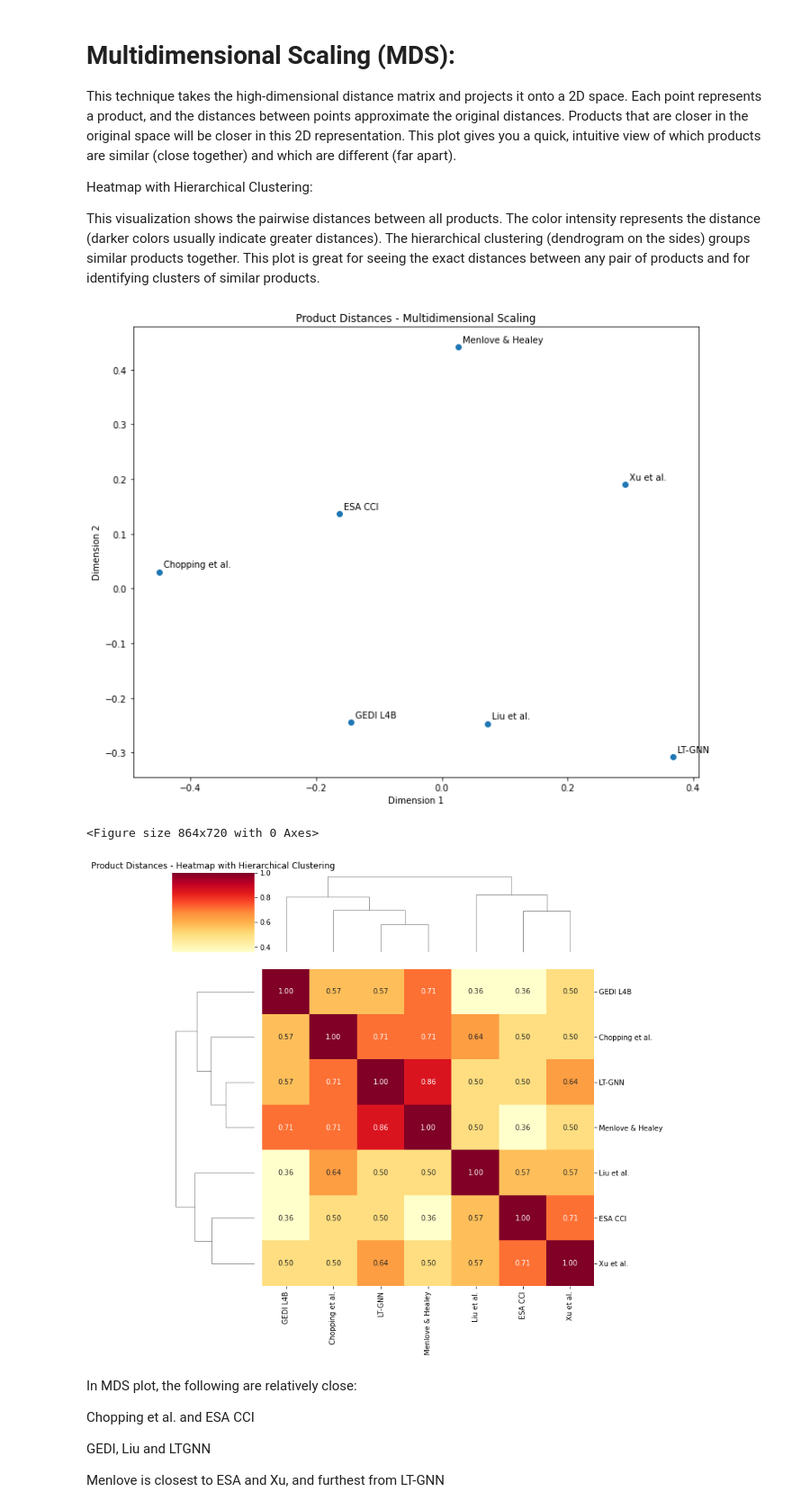
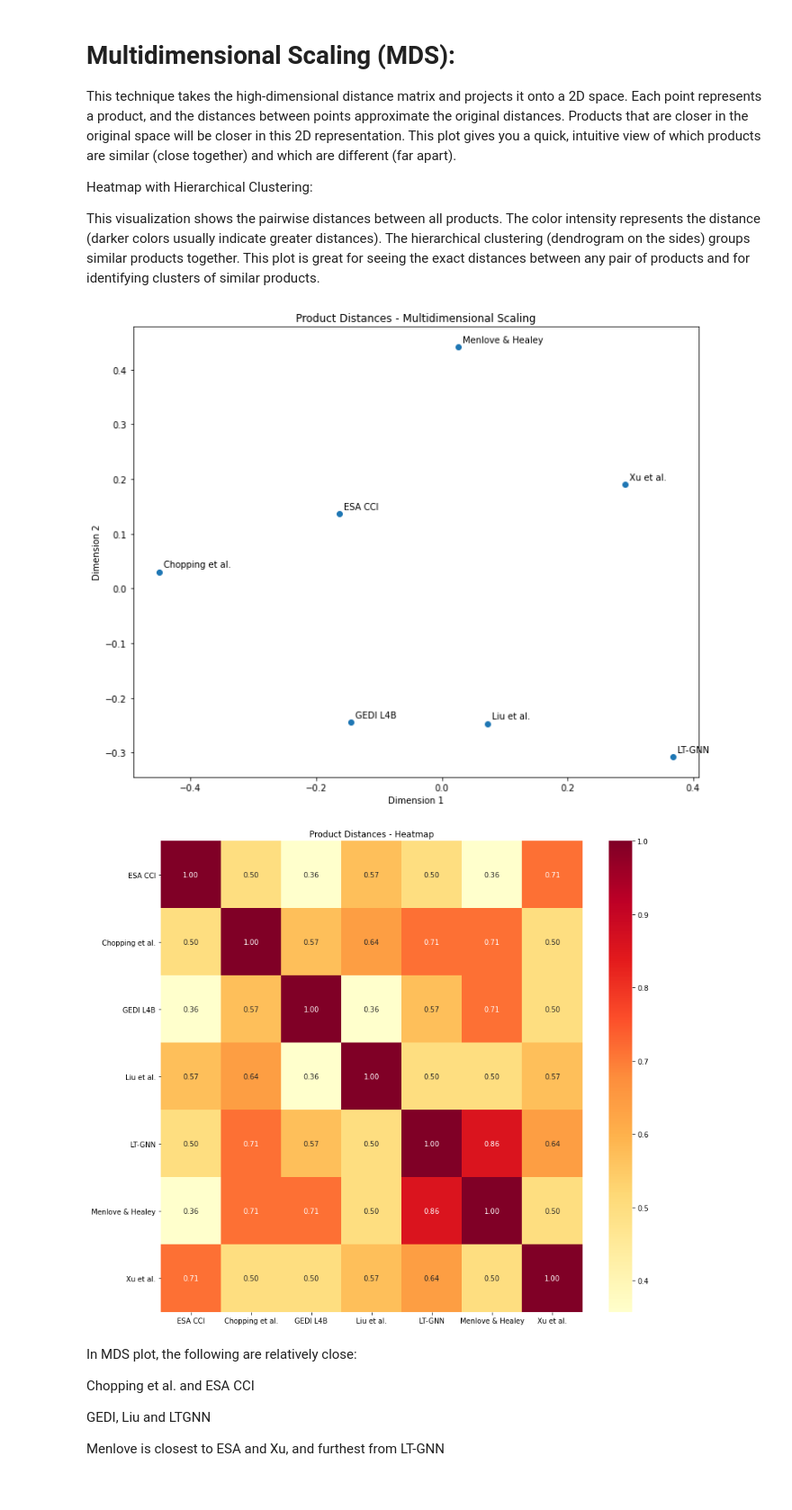
Before and after one commit to aiza-k/ClusterAnalysis, a Jupyter notebook: Product_grouping_outline.ipynb, the cells around one changed output. Shown at 90% size. Drawn from its saved outputs; the diff is of its cells as text; code cells hidden in the pictures.

```diff
--- a/Product_grouping_outline.ipynb
+++ b/Product_grouping_outline.ipynb
@@ -68,6 +69,7 @@ def group_samples_by_similarity_threshold(matrix, weights, similarity_threshold,
 
 #     distances = pdist(matrix, metric=lambda u, v: 1 - weighted_hamming(u, v))
 #     return 1 - squareform(distances)
+
 
 def weighted_hamming(u, v, weights):
     return np.sum(weights * (u == v)) / np.sum(weights)
@@ -185,9 +187,10 @@ def dbscan_clustering(matrix, weights):
 #visualizations --------------------------------------------------------------------------
 
 # Use this function after you've calculated the distances
-def plot_product_distances(distance_df):
+def plot_MDS(distance_df,random_state=42):
     # 1. Multidimensional Scaling (MDS)
-    mds = MDS(n_components=2, dissimilarity='precomputed', random_state=42)
+    #random_state is arbitrarily chosen as 42 (0 and 42 are popularly used)
+    mds = MDS(n_components=2, dissimilarity='precomputed', random_state=random_state)
     mds_coords = mds.fit_transform(distance_df)
 
     plt.figure(figsize=(10, 8))
@@ -201,10 +204,18 @@ def plot_product_distances(distance_df):
     plt.tight_layout()
     plt.show()
 
-    # 2. Heatmap with Hierarchical Clustering
+def plot_heat(distance_df, use_clustering=True):
     plt.figure(figsize=(12, 10))
-    sns.clustermap(distance_df, cmap='YlOrRd', annot=True, fmt='.2f')
-    plt.title('Product Distances - Heatmap with Hierarchical Clustering')
+
+    if use_clustering:
+        # Heatmap with Hierarchical Clustering
+        sns.clustermap(distance_df, cmap='YlOrRd', annot=True, fmt='.2f')
+        plt.title('Product Distances - Heatmap with Hierarchical Clustering')
+    else:
+        # Simple Heatmap without Clustering
+        sns.heatmap(distance_df, cmap='YlOrRd', annot=True, fmt='.2f')
+        plt.title('Product Distances - Heatmap')
+
     plt.tight_layout()
     plt.show()
 
@@ -494,12 +509,12 @@ This visualization shows the pairwise distances between all products.
 The color intensity represents the distance (darker colors usually indicate greater distances).
 The hierarchical clustering (dendrogram on the sides) groups similar products together.
 This plot is great for seeing the exact distances between any pair of products and for identifying clusters of similar products.
-# %%
-plot_product_distances(distance_df)
-# %% [output]
-[figure, removed]
-<Figure size 864x720 with 0 Axes>
-[figure, removed]
+# %%
+plot_MDS(distance_df)
+plot_heat(distance_df, use_clustering=False)
+# %% [output]
+[figure, added]
+[figure, added]
 # %% [markdown]
 In MDS plot, the following are relatively close:
 
```
Also changed, not shown: parts of 6 cells of this notebook, 4 other files.
